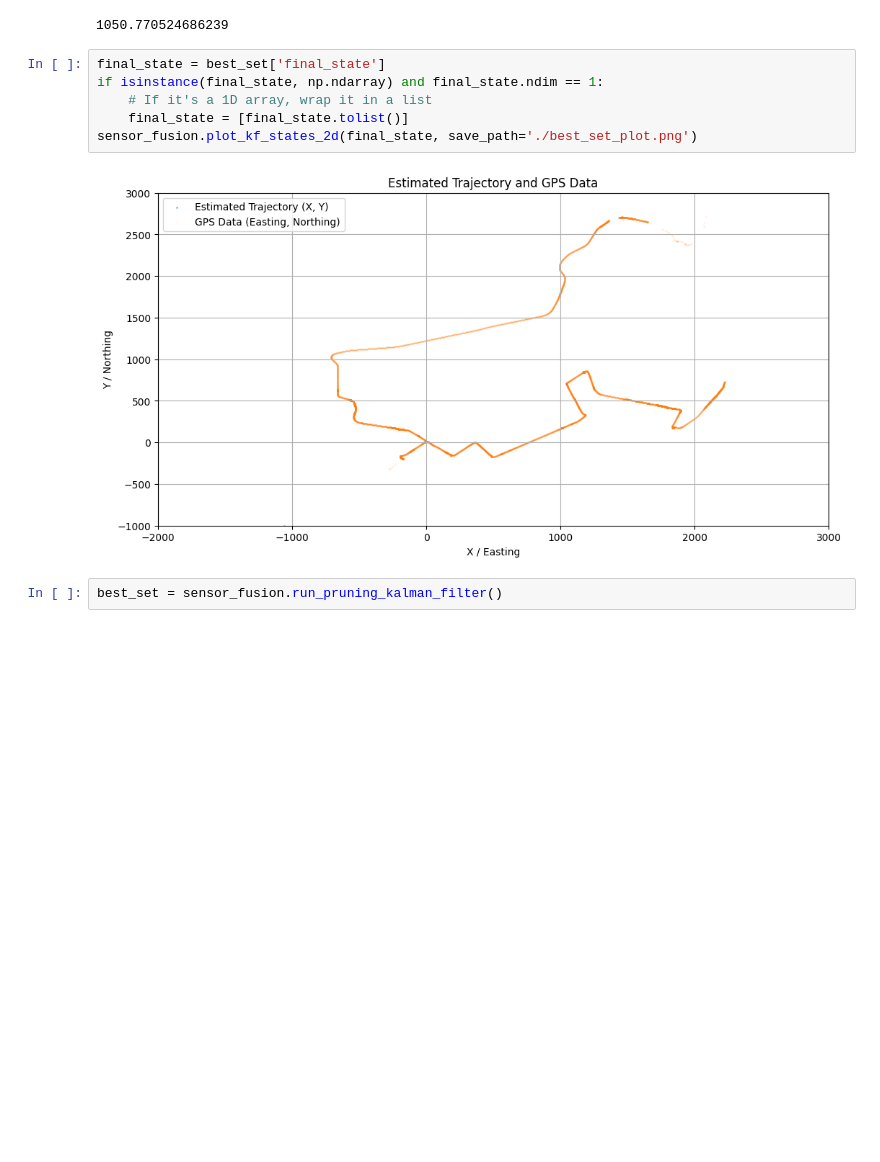
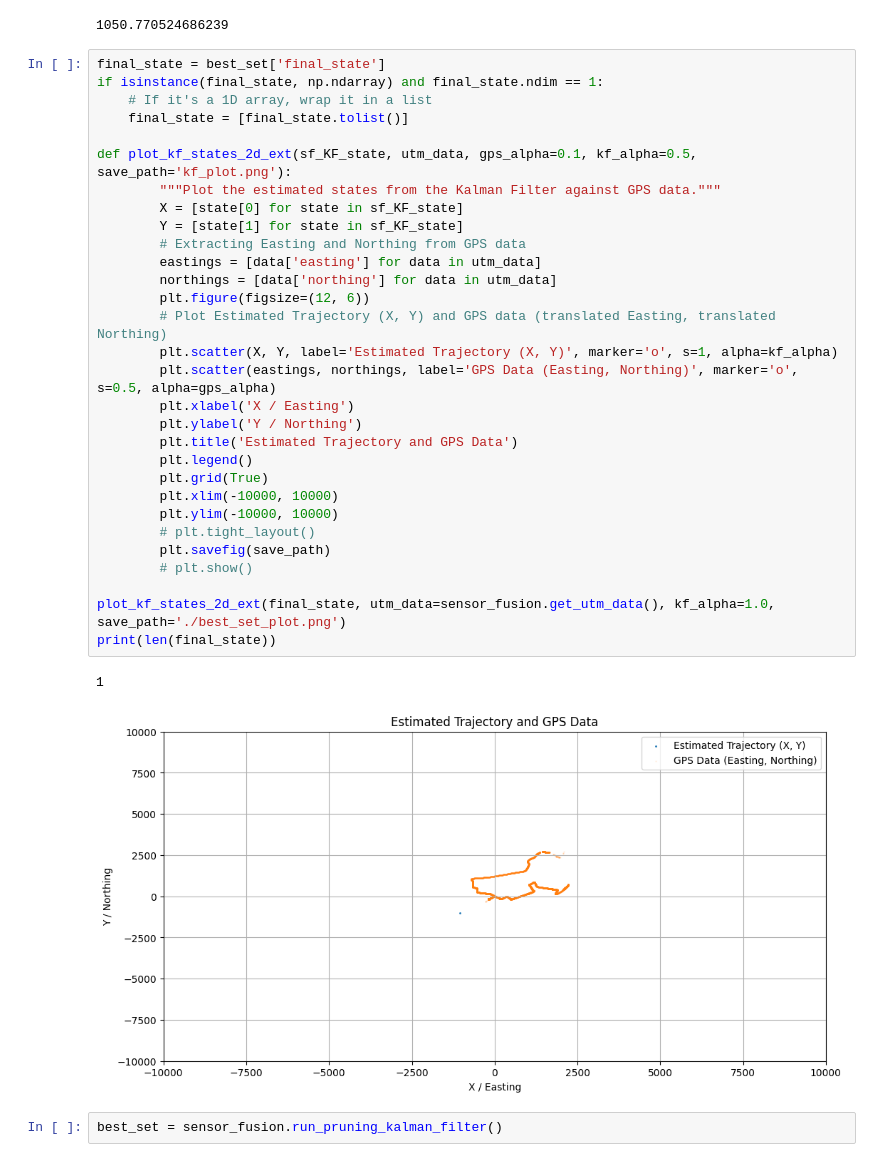
Before and after one commit to IseanB/SensorFusion-KalmanFilter, a Jupyter notebook: KF_SensorFusion.ipynb, the cells around one changed output. Drawn from its saved outputs; the diff is of its cells as text; blank space fills up the shorter version.

```diff
--- a/KF_SensorFusion.ipynb
+++ b/KF_SensorFusion.ipynb
@@ -1315,14 +1328,39 @@ Accuracy Calculation Complete:
 print(best_set['accuracy_metric']) # Showcases the brute force algorith doesn't work well.
 # %% [output]
 1050.770524686239
-# %%
-final_state = best_set['final_state']
-if isinstance(final_state, np.ndarray) and final_state.ndim == 1:
-    # If it's a 1D array, wrap it in a list
-    final_state = [final_state.tolist()]
-sensor_fusion.plot_kf_states_2d(final_state, save_path='./best_set_plot.png')
-# %% [output]
-[figure, removed]
+# %%
+final_state = best_set['final_state']
+if isinstance(final_state, np.ndarray) and final_state.ndim == 1:
+    # If it's a 1D array, wrap it in a list
+    final_state = [final_state.tolist()]
+
+def plot_kf_states_2d_ext(sf_KF_state, utm_data, gps_alpha=0.1, kf_alpha=0.5, save_path='kf_plot.png'):
+        """Plot the estimated states from the Kalman Filter against GPS data."""
+        X = [state[0] for state in sf_KF_state]
+        Y = [state[1] for state in sf_KF_state]
+        # Extracting Easting and Northing from GPS data
+        eastings = [data['easting'] for data in utm_data]
+        northings = [data['northing'] for data in utm_data]
+        plt.figure(figsize=(12, 6))
+        # Plot Estimated Trajectory (X, Y) and GPS data (translated Easting, translated Northing)
+        plt.scatter(X, Y, label='Estimated Trajectory (X, Y)', marker='o', s=1, alpha=kf_alpha)
+        plt.scatter(eastings, northings, label='GPS Data (Easting, Northing)', marker='o', s=0.5, alpha=gps_alpha)
+        plt.xlabel('X / Easting')
+        plt.ylabel('Y / Northing')
+        plt.title('Estimated Trajectory and GPS Data')
+        plt.legend()
+        plt.grid(True)
+        plt.xlim(-10000, 10000)
+        plt.ylim(-10000, 10000)
+        # plt.tight_layout()
+        plt.savefig(save_path)
+        # plt.show()
+
+plot_kf_states_2d_ext(final_state, utm_data=sensor_fusion.get_utm_data(), kf_alpha=1.0, save_path='./best_set_plot.png')
+print(len(final_state))
+# %% [output]
+1
+[figure, added]
 # %%
 best_set = sensor_fusion.run_pruning_kalman_filter()
 # %% [output]
```
Also changed, not shown: parts of 1 cell of this notebook.
